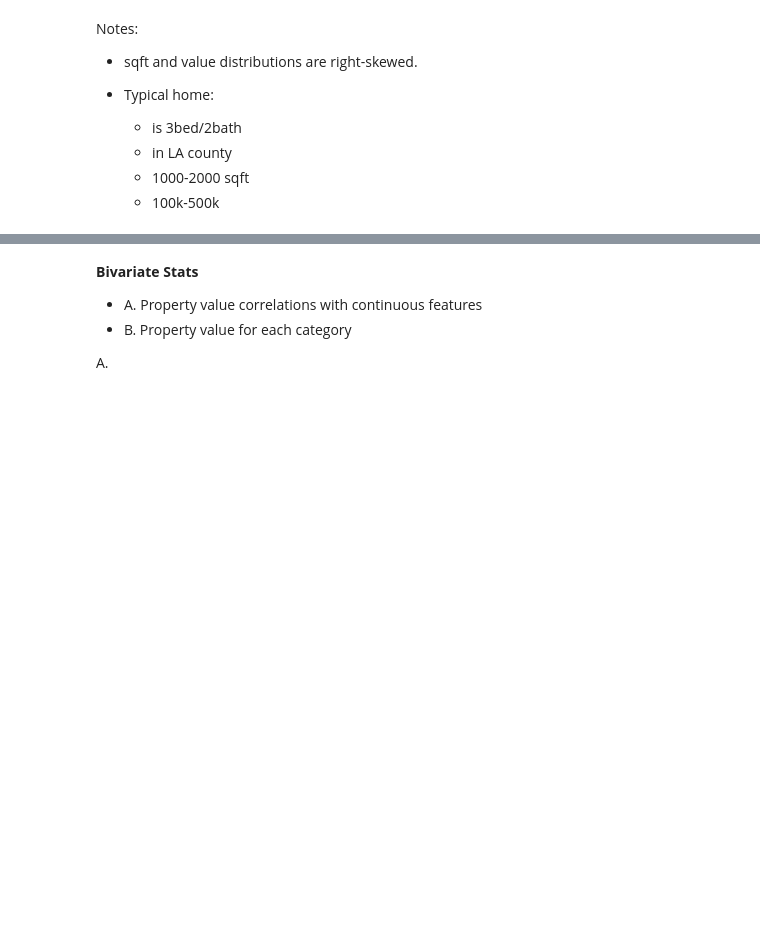
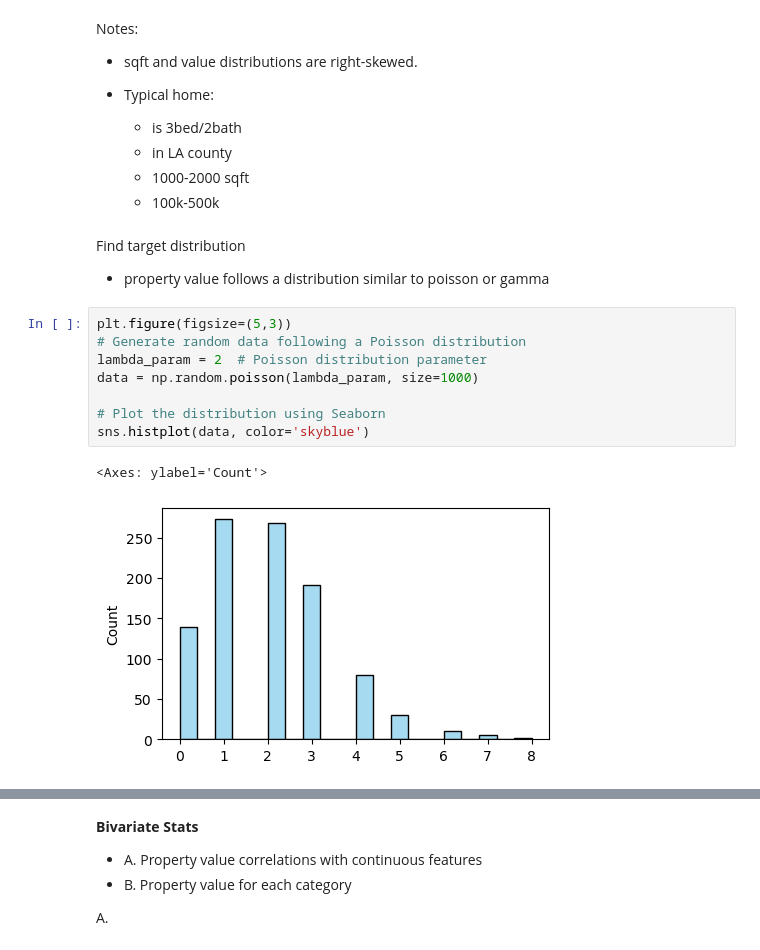
Before and after one commit to martin-reyes/project_regression_predict_property_value, a Jupyter notebook: Explore.ipynb, the cells around one changed output, grey strips where cells are left out. Drawn from its saved outputs; the diff is of its cells as text; blank space fills up the shorter version.

```diff
--- a/Explore.ipynb
+++ b/Explore.ipynb
@@ -120,3 +124,18 @@ Notes:
     - in LA county
     - 1000-2000 sqft
     - 100k-500k
+# %% [markdown]
+Find target distribution
+
+- property value follows a distribution similar to poisson or gamma
+# %%
+plt.figure(figsize=(5,3))
+# Generate random data following a Poisson distribution
+lambda_param = 2  # Poisson distribution parameter
+data = np.random.poisson(lambda_param, size=1000)
+
+# Plot the distribution using Seaborn
+sns.histplot(data, color='skyblue')
+# %% [output]
+<Axes: ylabel='Count'>
+[figure, added]
```
Also changed, not shown: parts of 52 cells of this notebook, 8 other files.
